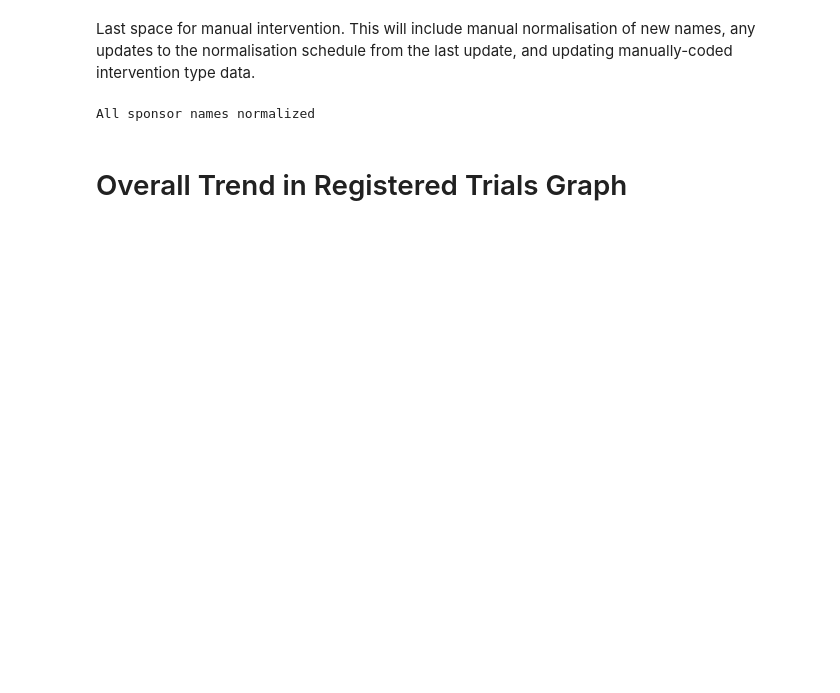
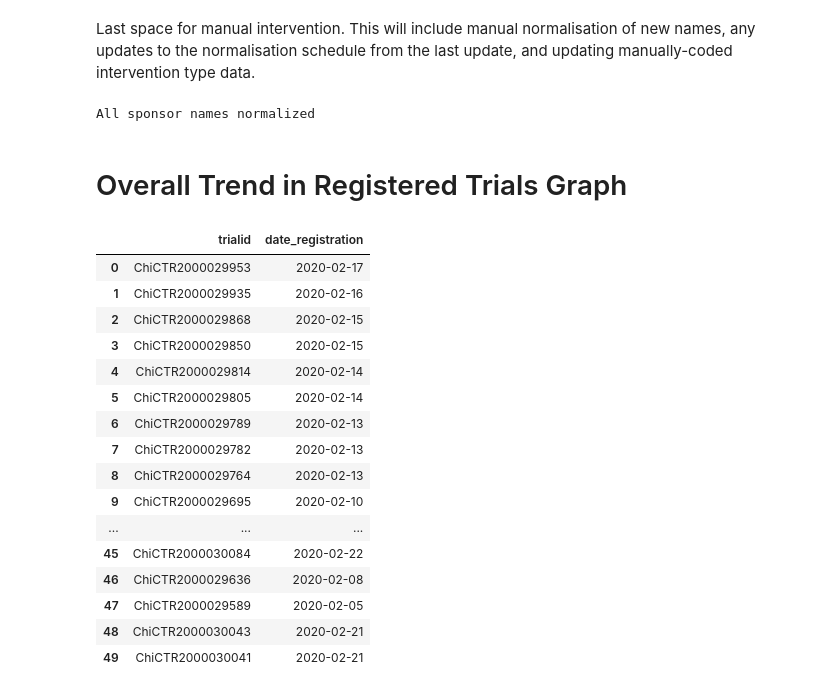
Before and after one commit to ebmdatalab/covid_trials_tracker-covid, a Jupyter notebook: notebooks/ictrp_data_handling.ipynb, the cells around one changed output. Cells and saved outputs as stored; diff of their text form; code cells hidden in the pictures; blank space fills up the shorter version.

```diff
--- a/notebooks/ictrp_data_handling.ipynb
+++ b/notebooks/ictrp_data_handling.ipynb
@@ -345,0 +322,20 @@ cumsum = grouped.cumsum()
+# %%
+just_reg.head(50)
+# %% [output]
+|  | trialid | date_registration |
+| 0 | ChiCTR2000029953 | 2020-02-17 |
+| 1 | ChiCTR2000029935 | 2020-02-16 |
+| 2 | ChiCTR2000029868 | 2020-02-15 |
+| 3 | ChiCTR2000029850 | 2020-02-15 |
+| 4 | ChiCTR2000029814 | 2020-02-14 |
+| 5 | ChiCTR2000029805 | 2020-02-14 |
+| 6 | ChiCTR2000029789 | 2020-02-13 |
+| 7 | ChiCTR2000029782 | 2020-02-13 |
+| 8 | ChiCTR2000029764 | 2020-02-13 |
+| 9 | ChiCTR2000029695 | 2020-02-10 |
+| ... | ... | ... |
+| 45 | ChiCTR2000030084 | 2020-02-22 |
+| 46 | ChiCTR2000029636 | 2020-02-08 |
+| 47 | ChiCTR2000029589 | 2020-02-05 |
+| 48 | ChiCTR2000030043 | 2020-02-21 |
+| 49 | ChiCTR2000030041 | 2020-02-21 |
```
Also changed, not shown: parts of 12 cells of this notebook, 8 other files.
